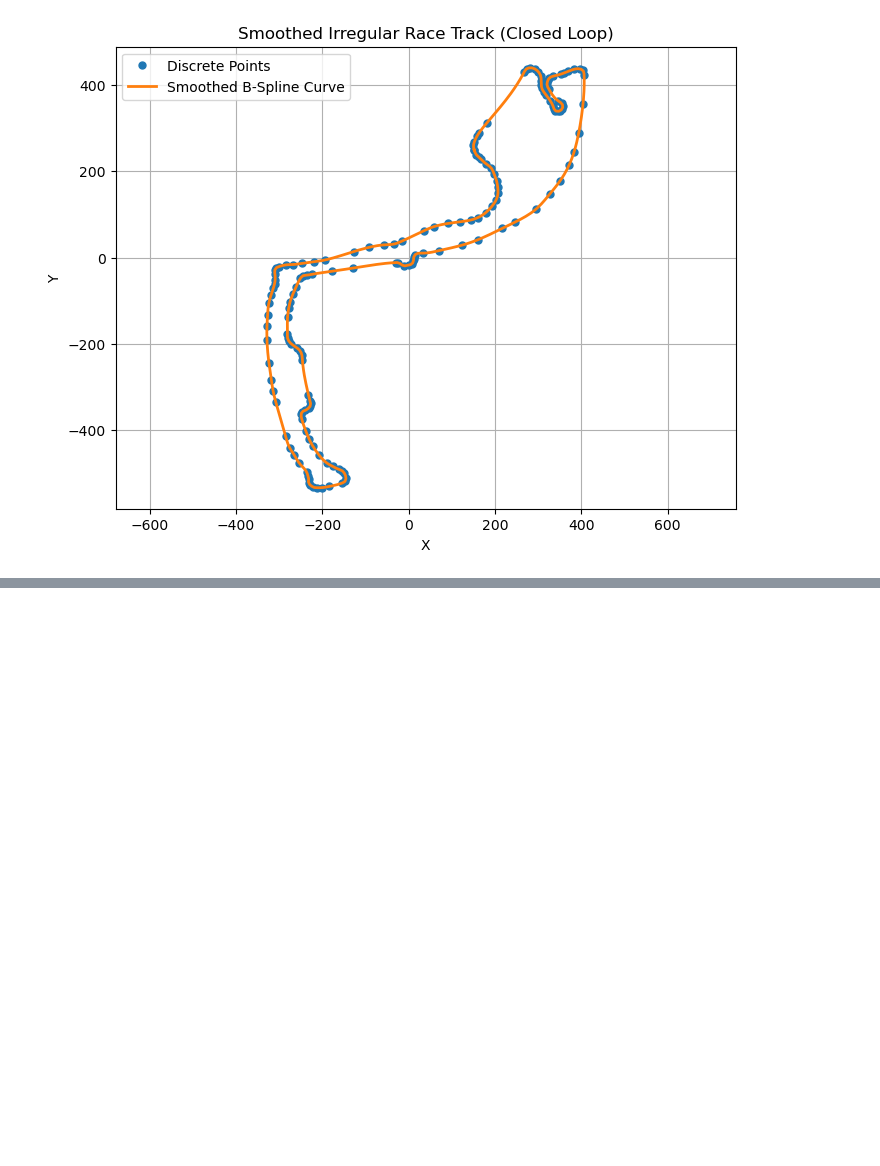
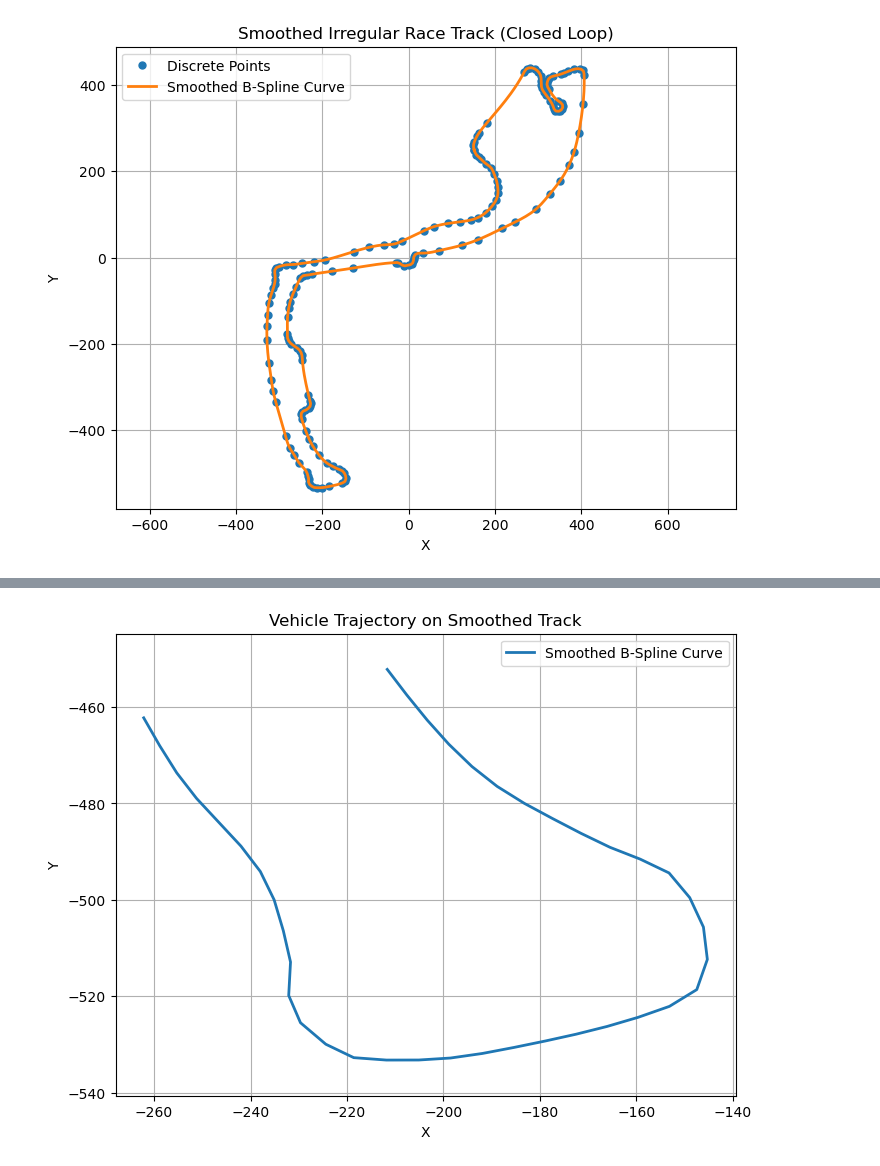
Before and after one commit to nathanctodd/Monaco, a Jupyter notebook: vol4proj.ipynb, the cells around one changed output, grey strips where cells are left out. Cells and saved outputs as stored; diff of their text form; code cells hidden in the pictures; blank space fills up the shorter version.

```diff
--- a/vol4proj.ipynb
+++ b/vol4proj.ipynb
@@ -312,0 +324,68 @@ plt.show()
+# %%
+
+def distance_to_center_line(x, y, x_smooth, y_smooth):
+    """Calculate distance to the closest point on the center line"""
+    distances = np.sqrt((x_smooth - x)**2 + (y_smooth - y)**2)
+    closest_index = np.argmin(distances)
+    closest_distance = distances[closest_index]
+    return closest_distance, (x_smooth[closest_index], y_smooth[closest_index])
+
+def ode_s(t, values, u):
+    """Standard ODE definition for vehicle motion"""
+    x, y, v, phi = values
+    u_v, u_phi = u
+    return np.array([
+        v * np.cos(phi),    # dx/dt
+        v * np.sin(phi),    # dy/dt
+        u_v,                # dv/dt
+        u_phi               # dphi/dt
+    ])
+
+def bc(ya, yb, vals):
+    """Boundary conditions definition"""
+    x_smooth, y_smooth, t_0, t_f = vals
+
+    # Distance penalty
+    distance, (x_closest, y_closest) = distance_to_center_line(ya[0], ya[1], x_smooth, y_smooth)
+
+    return np.array([
+        ya[0] - x_smooth[290],     # Initial x position
+        ya[1] - y_smooth[290],     # Initial y position
+        yb[0] - x_smooth[330],   # Final x position
+        yb[1] - y_smooth[330],   # Final y position
+        ya[2],                  # Initial velocity constraint
+        yb[2],                  # Final velocity constraint
+        distance**5               # Minimize distance to track
+    ])
+
+# Solve parameters
+t_0 = 0
+t_f = 40
+t_steps = 40
+
+# Initial guess using solve_ivp
+solution = solve_ivp(
+    ode_s,
+    (t_0, t_f),
+    [x_smooth[290], y_smooth[290], 5, 0],  # Initial [x, y, v, phi]
+    args=([0, 0],),  # Control inputs
+    method='RK45',
+    t_eval=np.linspace(t_0, t_f, t_steps)
+)
+
+# Plotting
+plt.figure(figsize=(8, 6))
+plt.plot(x_smooth[290:330], y_smooth[290:330], '-', label='Smoothed B-Spline Curve', linewidth=2)
+# plt.plot(x_smooth, y_smooth, 'k-', label='Smoothed Track')
+# plt.plot(solution.y[0], solution.y[1], 'r-', label='Vehicle Trajectory')
+# plt.scatter(solution.y[0, 0], solution.y[1, 0], color='red', s=100, label='Start')
+# plt.scatter(solution.y[0, -1], solution.y[1, -1], color='green', s=100, label='Finish')
+plt.title('Vehicle Trajectory on Smoothed Track')
+plt.xlabel('X')
+plt.ylabel('Y')
+plt.legend()
+plt.grid(True)
+plt.axis('equal')
+plt.show()
+# %% [output]
+[figure, added]
```
Also changed, not shown: parts of 5 cells of this notebook.
